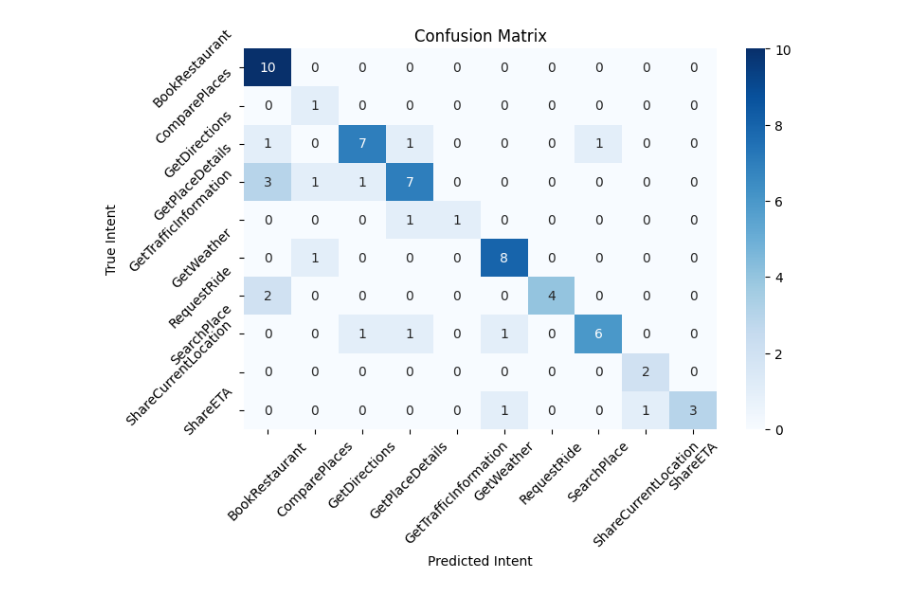
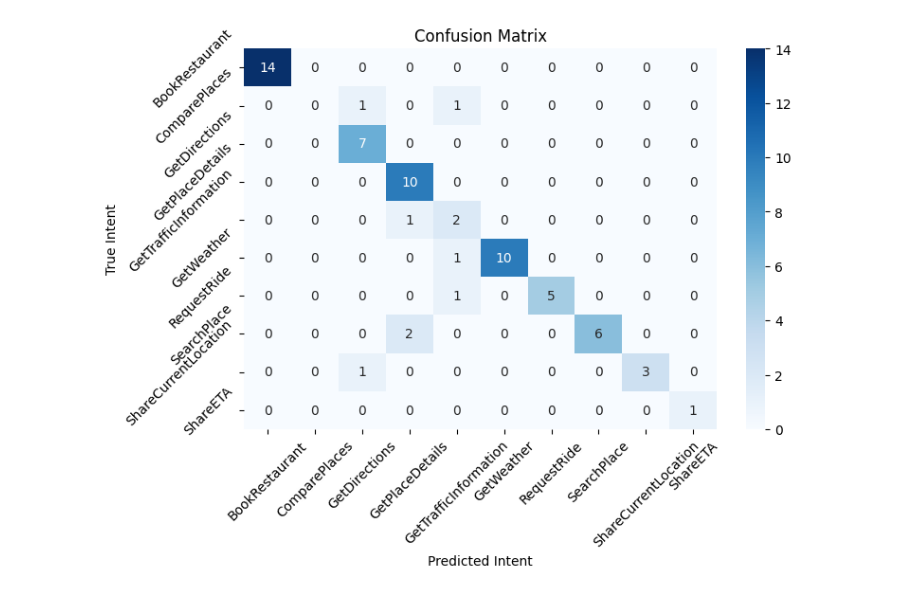
Before and after one commit to hendrikyong/CVNL_Assignment_1, a Jupyter notebook: RNN.ipynb, the cells around one changed output. Drawn from its saved outputs; the diff is of its cells as text; code cells hidden in the pictures.

```diff
--- a/RNN.ipynb
+++ b/RNN.ipynb
@@ -67,7 +67,7 @@ def build_vocab(data, min_freq=1):
             idx += 1
     return vocab
 
-vocab = build_vocab(data_samples, min_freq=1)
+vocab = build_vocab(data_samples, min_freq=5)
 print("Vocabulary size:", len(vocab))
 
 # Build label mappings.
@@ -175,7 +175,7 @@ model.to(device)
 optimizer = optim.AdamW(model.parameters(), lr=0.0006, weight_decay=1e-4)
 criterion = nn.CrossEntropyLoss()
 
-num_epochs = 12
+num_epochs = 15
 train_losses, train_accuracies = [], []
 
 for epoch in range(num_epochs):
@@ -265 +265 @@ Epoch 05: Train Loss = 1.1317, Train Acc = 69.47%
-[figure, old version]
+[figure, new version]
```
Also changed, not shown: parts of 1 cell of this notebook.
